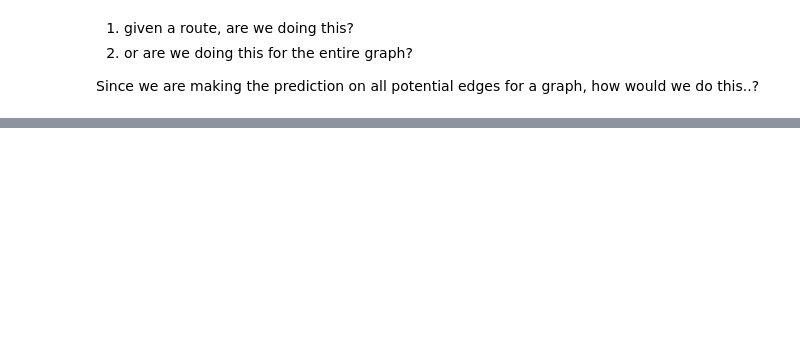
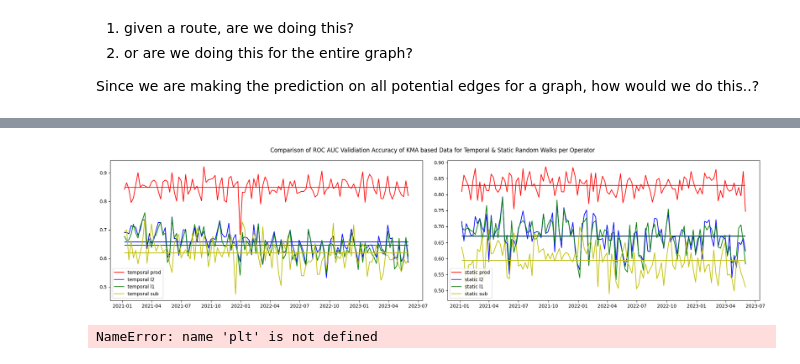
Before and after one commit to theodora-yko/Temporal-Link-Prediction, a Jupyter notebook: lp_comparisons.ipynb, the cells around one changed output, grey strips where cells are left out. Cells and saved outputs as stored; diff of their text form; code cells hidden in the pictures; blank space fills up the shorter version.

```diff
--- a/lp_comparisons.ipynb
+++ b/lp_comparisons.ipynb
@@ -1312,7 +1203,7 @@ Since we are making the prediction on all potential edges for a graph, how would
 # %%
 kma_comparison = WeeklyDecisionMaker(reward=False)
 for graph in tqdm(weekly_kma_graphs.values()):
-    kma_comparison.run_expert_simulation(graph, display_progress=True)
+    kma_comparison.predict_probs(graph, display_progress=True)
 
 # fig, ax = plt.subplots(1,1, figsize= (10, 5))
 # fig.suptitle("Regret Comparison of Static Random Walk based Decision Maker on KMA data")
@@ -1322,3 +1213,37 @@ for graph in tqdm(weekly_kma_graphs.values()):
 # ax.set_xlabel("Week")
 # ax.set_ylabel("Regret")
 # fig.tight_layout()
+# %%
+fig, ax = plt.subplots(1, 2, figsize=(20, 5))
+n = len(kma_comparison.test_scores['temporal'])
+time_range = list(weekly_kma_graphs.keys())[:n]
+operator_colors = {'prod': 'r', 'l2': 'b', 'l1': 'g', 'sub': 'y'}
+for operator_name in operator_names:
+    ax[0].plot(time_range, kma_comparison.validation_scores['temporal'][operator_name], label='temporal ' + operator_name, color=operator_colors[operator_name])
+    ax[1].plot(time_range, kma_comparison.validation_scores['static'][operator_name], label='static ' + operator_name, color=operator_colors[operator_name])
+    # ax[2].plot(time_range, kma_comparison.validation_scores['nodesim_temporal'][operator_name], label='nodesim temporal ' + operator_name, color=operator_colors[operator_name])
+    # ax.plot(time_range[:-1], zip3_comparison.test_scores['static'], label='static ' + operator_name)
+    ax[0].hlines(np.mean(kma_comparison.validation_scores['temporal'][operator_name]), time_range[0], time_range[-1], color=operator_colors[operator_name])
+    ax[1].hlines(np.mean(kma_comparison.validation_scores['static'][operator_name]), time_range[0], time_range[-1], color=operator_colors[operator_name])
+    # ax[2].hlines(np.mean(kma_comparison.validation_scores['nodesim_temporal'][operator_name]), time_range[0], time_range[-1], color=operator_colors[operator_name])
+    ax[0].legend()
+    ax[1].legend()
+    ax
+    # ax[2].legend()
+fig.suptitle("Comparison of ROC AUC Validiation Accuracy of KMA based Data for Temporal & Static Random Walks per Operator")
+fig.tight_layout()
+# %% [output]
+[figure, added]
+# %%
+fig, ax = plt.subplots(1, 1, figsize=(20, 5))
+n = len(kma_comparison.test_scores['temporal'])
+algorithm_colors = {'temporal': 'r', 'static': 'b', 'nodesim_temporal': 'g'}
+time_range = list(weekly_kma_graphs.keys())[:n]
+for algorithm_type in ['temporal', 'static']:
+    ax.plot(time_range, kma_comparison.test_scores[algorithm_type], label=algorithm_type, color=algorithm_colors[algorithm_type])
+    ax.hlines(np.mean(kma_comparison.test_scores[algorithm_type]), time_range[0], time_range[-1], color=algorithm_colors[algorithm_type])
+    ax.legend()
+ax.set_title("Comparison of ROC AUC Test Accuracy of KMA based Data for Temporal, Static, and Node Similarity + Temporal Random Walks")
+fig.tight_layout()
+# %% [output]
+NameError: name 'plt' is not defined
```
Also changed, not shown: parts of 9 cells of this notebook, 7 other files.
